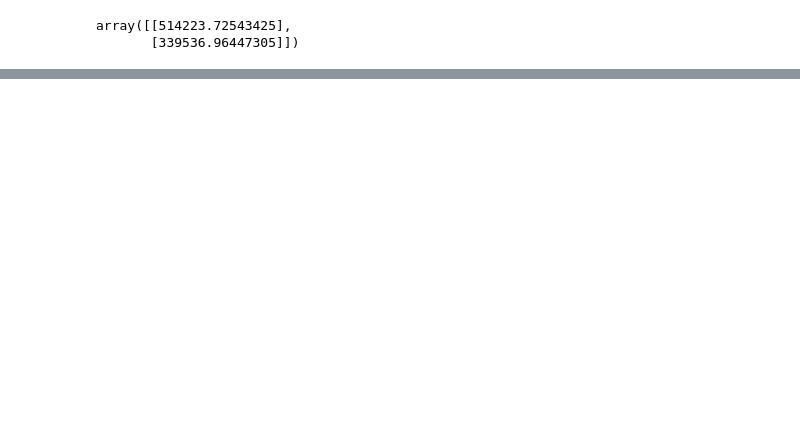
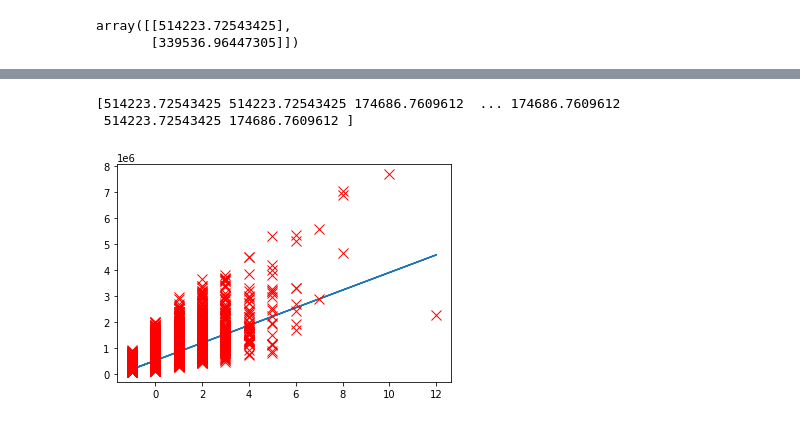
Before and after one commit to AbdelrahmanAshraf318/House-Price-and-Heart-Disease-Detection-Classification-from-scratch, a Jupyter notebook: LinearRegression.ipynb, the cells around one changed output, grey strips where cells are left out. Saved outputs shown, nothing was run; the diff lists cells and outputs as text; code cells hidden in the pictures; blank space fills up the shorter version.

```diff
--- a/LinearRegression.ipynb
+++ b/LinearRegression.ipynb
@@ -344,0 +330,4 @@ print(accuracy)
+# %%
+""" Predict X with new theta """
+def prediction_simple_LR(theta , X):
+    return theta[0] + theta[1] * X
@@ -344,0 +344,9 @@ print(accuracy)
+# %%
+pred = prediction_simple_LR(new_theta, X[:, 1])
+plt.plot(X[:, 1], pred)
+plt.plot(X[:,1],y[:,0],'rx',markersize=10,label='Training Data')
+print(pred)
+# %% [output]
+[514223.72543425 514223.72543425 174686.7609612  ... 174686.7609612
+ 514223.72543425 174686.7609612 ]
+[figure, added]
```
Also changed, not shown: parts of 61 cells of this notebook, 1 other file.
